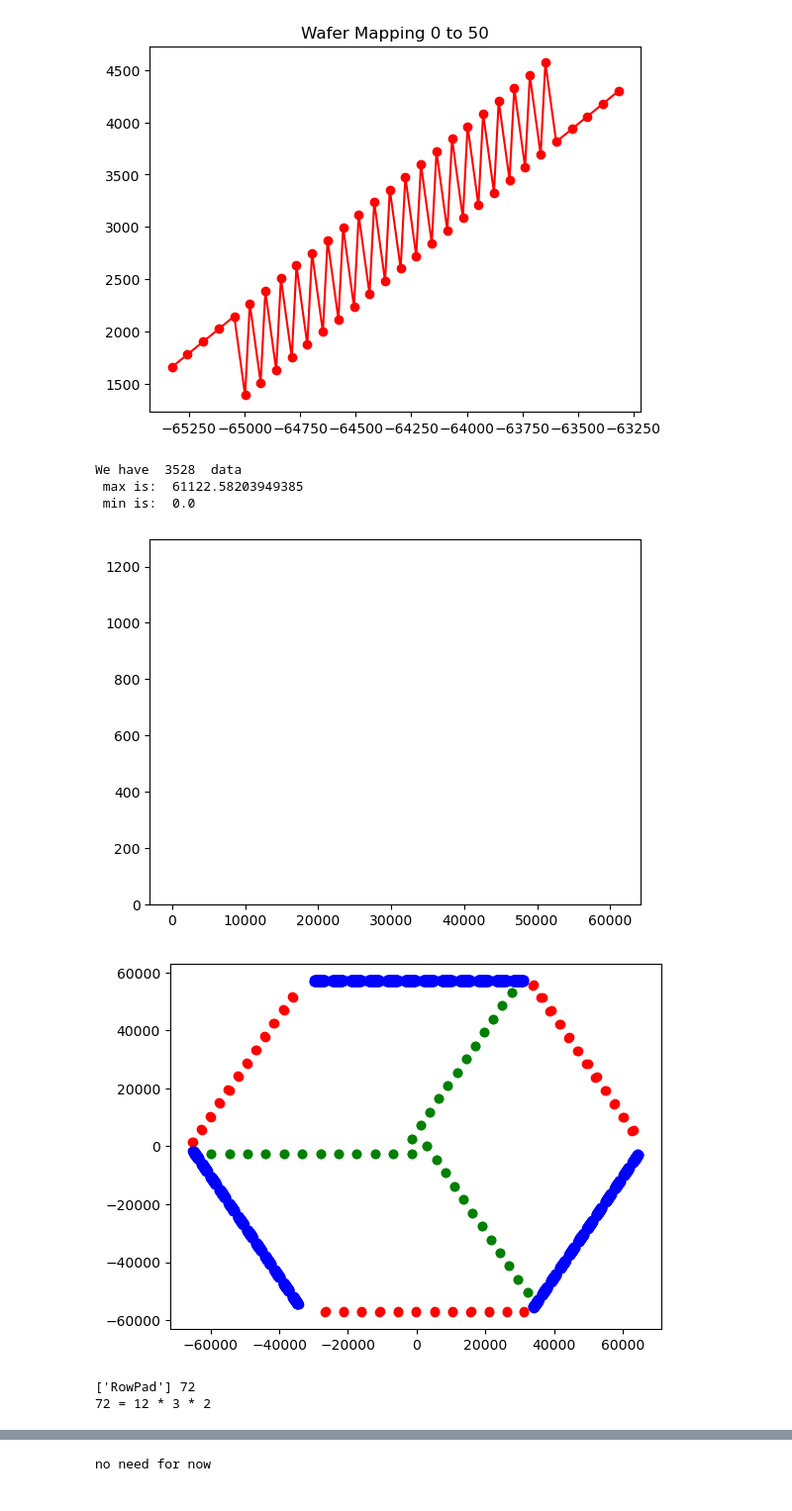
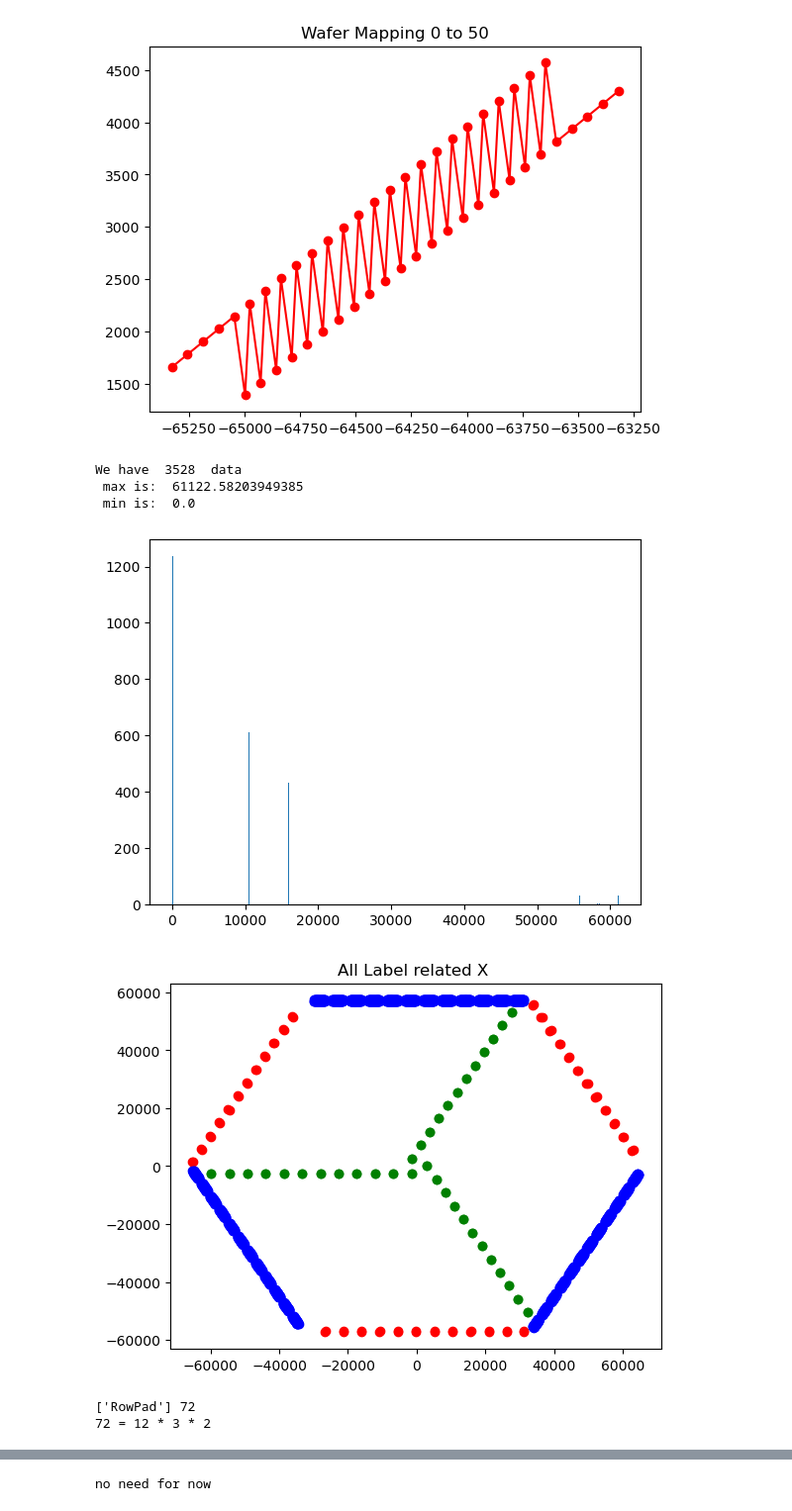
Before and after one commit to ReChen33/QuReseach, a Jupyter notebook: code/wafer/TestWafer.ipynb, the cells around one changed output, grey strips where cells are left out. Shown at 99% size. Saved outputs shown, nothing was run; the diff lists cells and outputs as text; code cells hidden in the pictures.

```diff
--- a/code/wafer/TestWafer.ipynb
+++ b/code/wafer/TestWafer.ipynb
@@ -54,9 +54,17 @@ data = pd.read_csv('nist_so_mf_detector_array_padinfo.csv')
 pixel_x_center = data['Pixel X center']
 pixel_y_center = data['Pixel Y center']
 
+#use _A _B _C for grouping the pixel
+Pixel_x_A = []
+Pixel_y_A = []
+Pixel_x_B = []
+Pixel_y_B = []
+Pixel_x_C = []
+Pixel_y_C = []
+
 # try use same method above by Pad X center,Pad Y center
-pad_x_center = data['Pad X center']
-pad_y_center = data['Pad Y center']
+# pad_x_center = data['Pad X center']
+# pad_y_center = data['Pad Y center']
 
 pad_x_center_A = []
 pad_y_center_A = []
@@ -70,16 +78,22 @@ for i in range(len(data)):
 
     if data['Group Section'][i] == 'A':
 
+        Pixel_x_A.append(int(data['Pixel X center'][i]))
+        Pixel_y_A.append(int(data['Pixel Y center'][i]))
         pad_x_center_A.append(int(data['Pad X center'][i]))
         pad_y_center_A.append(int(data['Pad Y center'][i]))
 
     if data['Group Section'][i] == 'B':
 
+        Pixel_x_B.append(int(data['Pixel X center'][i]))
+        Pixel_y_B.append(int(data['Pixel Y center'][i]))
         PXCB.append(int(data['Pad X center'][i]))
         PYCB.append(int(data['Pad Y center'][i]))
 
     if data['Group Section'][i] == 'C':
 
+        Pixel_x_C.append(int(data['Pixel X center'][i]))
+        Pixel_y_C.append(int(data['Pixel Y center'][i]))
         PXCC.append(int(data['Pad X center'][i]))
         PYCC.append(int(data['Pad Y center'][i]))
 
@@ -91,11 +105,14 @@ for i in range(len(data)):
 #histogram
 # plt.hist2d(pixel_x_center, pixel_y_center, bins = (100,100), norm=colors.LogNorm())
 # plt.colorbar()
-plt.scatter(pixel_x_center, pixel_y_center, c='r', marker='o')
+#plt.scatter(pixel_x_center, pixel_y_center, c='r', marker='o')
+plt.scatter(Pixel_x_A, Pixel_y_A, c='r', marker='o')
+plt.scatter(Pixel_x_B, Pixel_y_B, c='y', marker='o')
+plt.scatter(Pixel_x_C, Pixel_y_C, c='b', marker='o')
 
-plt.scatter(pad_x_center_A, pad_y_center_A, c='b', marker='.')
-plt.scatter(PXCB, PYCB, c='g', marker='.')
-plt.scatter(PXCC, PYCC, c='k', marker='.')
+plt.scatter(pad_x_center_A, pad_y_center_A, c='r', marker='.')
+plt.scatter(PXCB, PYCB, c='y', marker='.')
+plt.scatter(PXCC, PYCC, c='b', marker='.')
 #colors.LogNorm() normalize a given value to the 0-1 range on a log scale to show the log scale
 # use norm to emphasize the exist value
 
@@ -466,7 +483,7 @@ If no x label, should be like 28*432 = 12096
 # %%
 #save histogram data to a file
 #print(len(distance_goal1)) #num ==len(distance_goal1)
-num, bins, patches = plt.hist(distance_goal1, bins=10000)
+num, bins, patches = plt.hist(distance_goal1, bins=1000)
 # bins = 100000 need 6m 51s to run
 
 path_filename = f'.\data\goal1 Ver2.1 {len(bins)-1}bins '
@@ -908,7 +925,7 @@ disOnlyX(reorder_data)
 We have  3528  data
  max is:  61122.58203949385
  min is:  0.0
-[figure, old version]
+[figure, new version]
 # %%
 # goal 2 Ver2.1 pixel analysis
 
@@ -969,34 +986,35 @@ for i in range(len(goal2_first_pad_info)):
         g2_only_x_label.append(goal2_first_pad_info[i])
     # if 'X' in goal2_second_pad_info[i][PadLabelIndex]:
     #     g2_only_x_label.append(goal2_second_pad_info[i])
     if 'ColumnPad' in goal2_first_pad_info[i][GrouptypeIndex]:
         g2_only_ColPad_type.append(goal2_first_pad_info[i])
 
 g2_only_x_label = np.array(g2_only_x_label)
 g2_only_x_label_pad_x = g2_only_x_label[:,PadXIndex]
 g2_only_x_label_pad_y = g2_only_x_label[:,PadYIndex]
 
 g2_only_x_label_pixel_x = g2_only_x_label[:,PixelXIndex]
 g2_only_x_label_pixel_y = g2_only_x_label[:,PixelYIndex]
 
 g2_only_ColPad_type = np.array(g2_only_ColPad_type)
 g2_only_ColPad_type_pad_x = g2_only_ColPad_type[:,PadXIndex]
 g2_only_ColPad_type_pad_y = g2_only_ColPad_type[:,PadYIndex]
 
 
 plt.scatter(np.float64(g2_only_x_label_pad_x),
             np.float64(g2_only_x_label_pad_y), c='r', marker='o')
 plt.scatter(np.float64(g2_only_ColPad_type_pad_x),
             np.float64(g2_only_ColPad_type_pad_y), c='b', marker='o')
 plt.scatter(np.float64(g2_only_x_label_pixel_x),
             np.float64(g2_only_x_label_pixel_y), c='g', marker='o')
+plt.title('All Label related X ')
 plt.show()
 
 g2_only_x_label_type = g2_only_x_label[:,GrouptypeIndex]
 print(np.unique(g2_only_x_label_type),len(g2_only_x_label_type))
 print("72 = 12 * 3 * 2")
 # %% [output]
-[figure, old version]
+[figure, new version]
 ['RowPad'] 72
 72 = 12 * 3 * 2
 # %%
```
Also changed, not shown: parts of 4 cells of this notebook, 2 other files.
